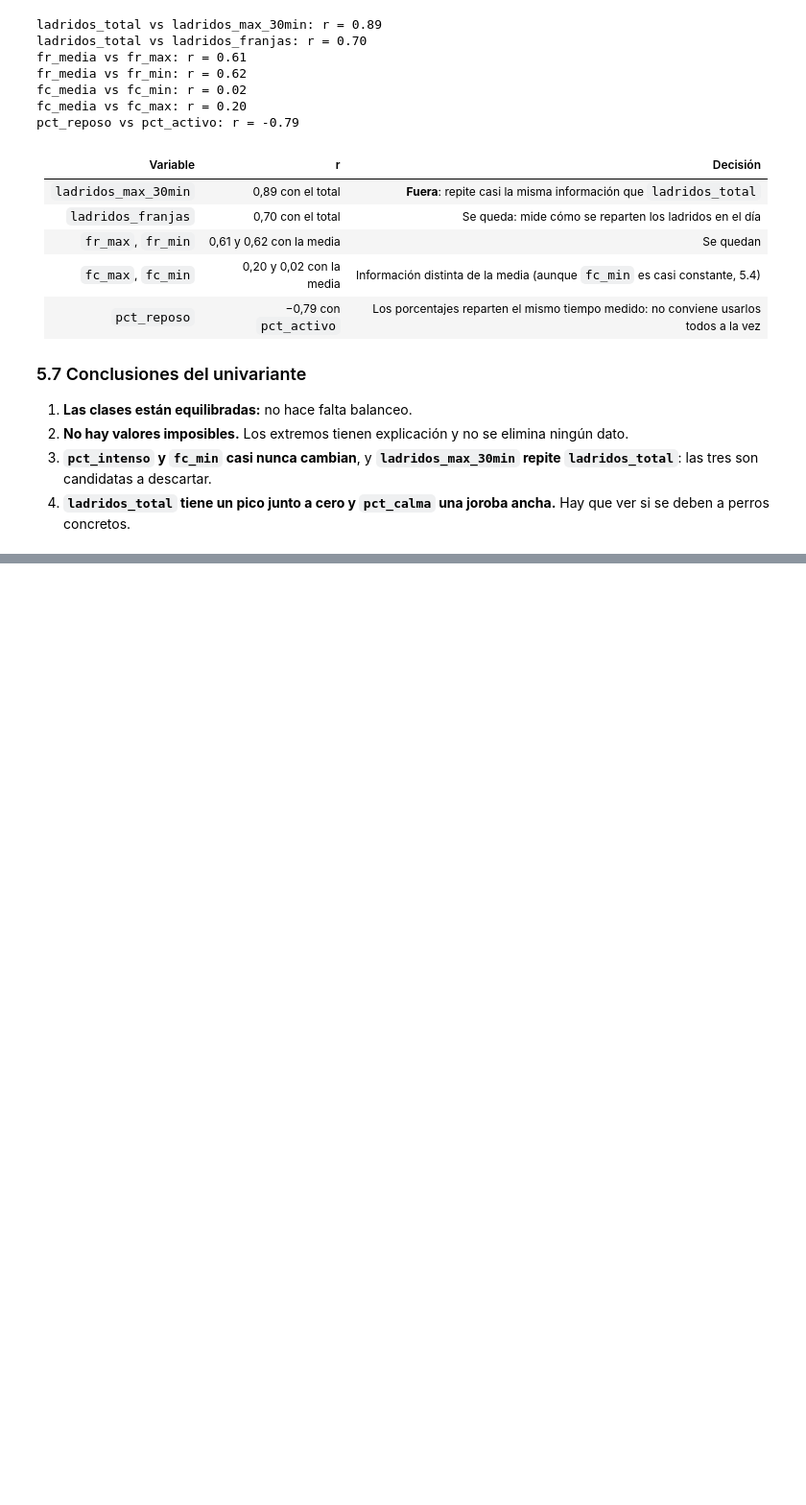
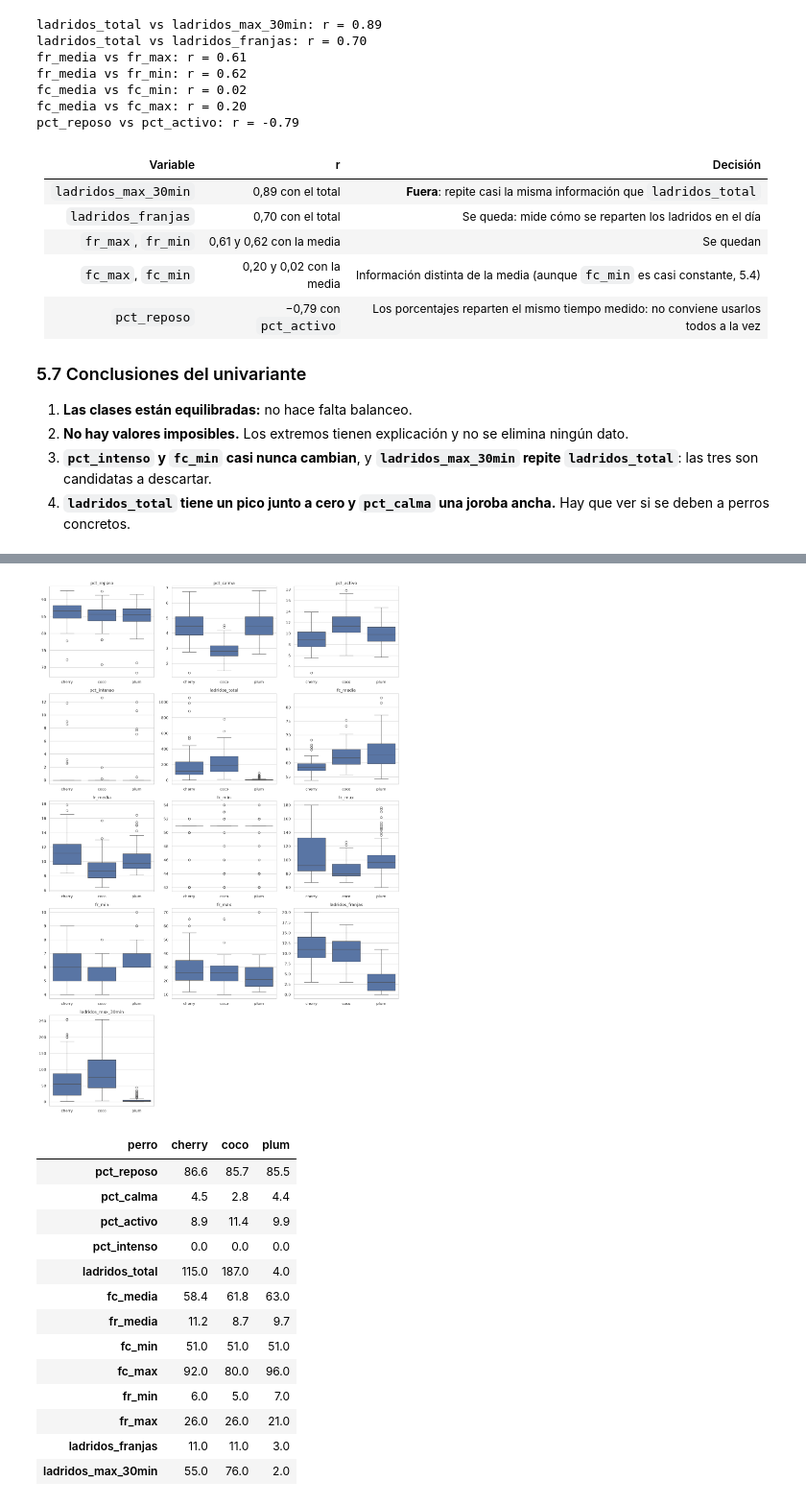
Before and after one commit to claudiavera156/ML_Huella_Conductual, a Jupyter notebook: main.ipynb, the cells around one changed output, grey strips where cells are left out. Shown at 96% size. Saved outputs shown, nothing was run; the diff lists cells and outputs as text; code cells hidden in the pictures; blank space fills up the shorter version.

```diff
--- a/main.ipynb
+++ b/main.ipynb
@@ -511,0 +518,31 @@ pct_reposo vs pct_activo: r = -0.79
+# %%
+fig, axes = plt.subplots(5, 3, figsize=(15, 22))
+axes = axes.flatten()
+for i, variable in enumerate(CANDIDATAS):
+    sns.boxplot(data=train_set, x="perro", y=variable, order=PERROS, ax=axes[i])
+    axes[i].set_title(variable)
+    axes[i].set_xlabel("")
+    axes[i].set_ylabel("")
+for j in range(len(CANDIDATAS), len(axes)):
+    axes[j].axis("off")
+plt.tight_layout()
+plt.savefig("src/img/paso6_candidatas_por_perro.png", dpi=120)
+plt.show()
+
+train_set.groupby("perro")[CANDIDATAS].median().round(1).T
+# %% [output]
+[figure, added]
+| perro | cherry | coco | plum |
+| pct_reposo | 86.6 | 85.7 | 85.5 |
+| pct_calma | 4.5 | 2.8 | 4.4 |
+| pct_activo | 8.9 | 11.4 | 9.9 |
+| pct_intenso | 0.0 | 0.0 | 0.0 |
+| ladridos_total | 115.0 | 187.0 | 4.0 |
+| fc_media | 58.4 | 61.8 | 63.0 |
+| fr_media | 11.2 | 8.7 | 9.7 |
+| fc_min | 51.0 | 51.0 | 51.0 |
+| fc_max | 92.0 | 80.0 | 96.0 |
+| fr_min | 6.0 | 5.0 | 7.0 |
+| fr_max | 26.0 | 26.0 | 21.0 |
+| ladridos_franjas | 11.0 | 11.0 | 3.0 |
+| ladridos_max_30min | 55.0 | 76.0 | 2.0 |
```
Also changed, not shown: parts of 28 cells of this notebook, 4 other files.
